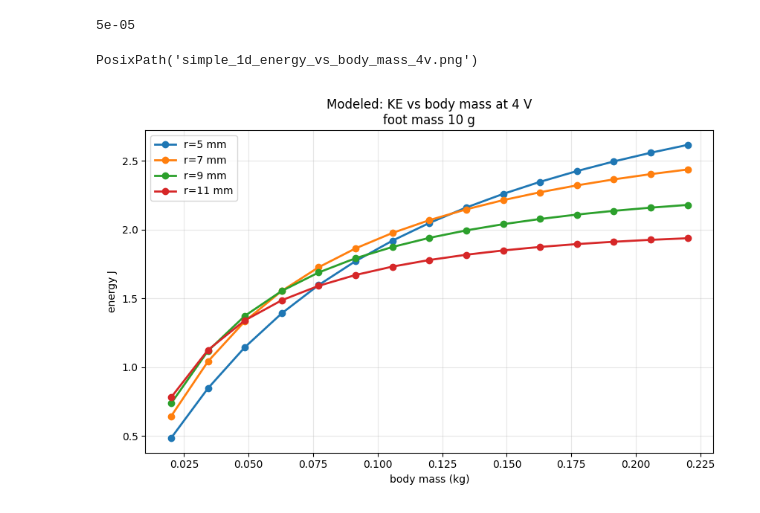
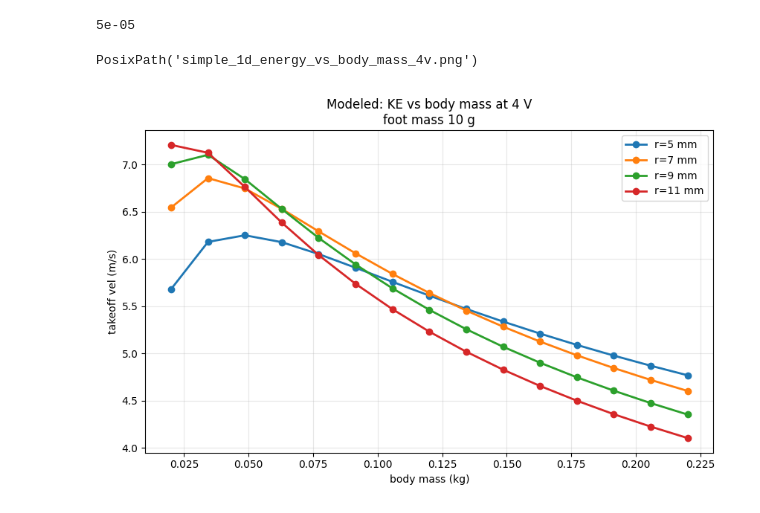
Before and after one commit to qwertpas/dnajumper, a Jupyter notebook: new_modeling/simpleradiusvoltage.ipynb, the cells around one changed output. Cells and saved outputs as stored; diff of their text form; code cells hidden in the pictures.

Commit message:
radius experiment design

```diff
--- a/new_modeling/simpleradiusvoltage.ipynb
+++ b/new_modeling/simpleradiusvoltage.ipynb
@@ -566,6 +566,12 @@ I
 # Original 4 V energy sweep from the earlier notebook version.
 # Keep these names separate so this cell does not change other model sweeps.
 from pathlib import Path
+
+
+L = 0.1595 # 35*0.0045 #32 spacers, 4.5mm spacing
+# r = 0.005
+stroke = L - 0.0495
+# stroke = L - 0.0295
 
 ORIGINAL_ENERGY_VOLTAGE = 4
 ORIGINAL_ENERGY_INERTIA_KG_M2 = 1.82396e-5
@@ -601,35 +607,35 @@ for radius_m in original_energy_radii_m:
 
 original_energy_results = pd.DataFrame(original_energy_rows)
 fig_original_energy, ax_original_energy = plt.subplots(figsize=(8.5, 5.5))
 for radius_m in original_energy_radii_m:
     radius_data = original_energy_results[np.isclose(
         original_energy_results['radius_mm'], 1000 * radius_m
     )]
     ax_original_energy.plot(
         radius_data['body_mass_kg'],
-        radius_data['kinetic_energy_j'],
+        radius_data['takeoff_velocity_m_s'],
         'o-',
         # color=original_energy_colors[radius_m],
         linewidth=2,
         label=f'r={1000 * radius_m:.0f} mm',
     )
 
 ax_original_energy.set_xlabel('body mass (kg)')
-ax_original_energy.set_ylabel('energy J')
+ax_original_energy.set_ylabel('takeoff vel (m/s)')
 ax_original_energy.set_title(
     f'Modeled: KE vs body mass at {ORIGINAL_ENERGY_VOLTAGE:.0f} V\n'
     f'foot mass {1000 * ORIGINAL_ENERGY_FOOT_MASS_KG:.0f} g'
     # f'body mass {1000 * original_energy_masses_kg[-1]:.0f} g'
 )
 ax_original_energy.grid(alpha=0.3)
 ax_original_energy.legend()
 fig_original_energy.tight_layout()
 
 original_energy_plot_path = Path('simple_1d_energy_vs_body_mass_4v.png')
 fig_original_energy.savefig(original_energy_plot_path, dpi=180)
 original_energy_plot_path
 # %% [output]
 PosixPath('simple_1d_energy_vs_body_mass_4v.png')
-[figure, old version]
+[figure, new version]
 # %%
 plt.close('all')
```
Also changed, not shown: parts of 1 cell of this notebook, 44 other files.
